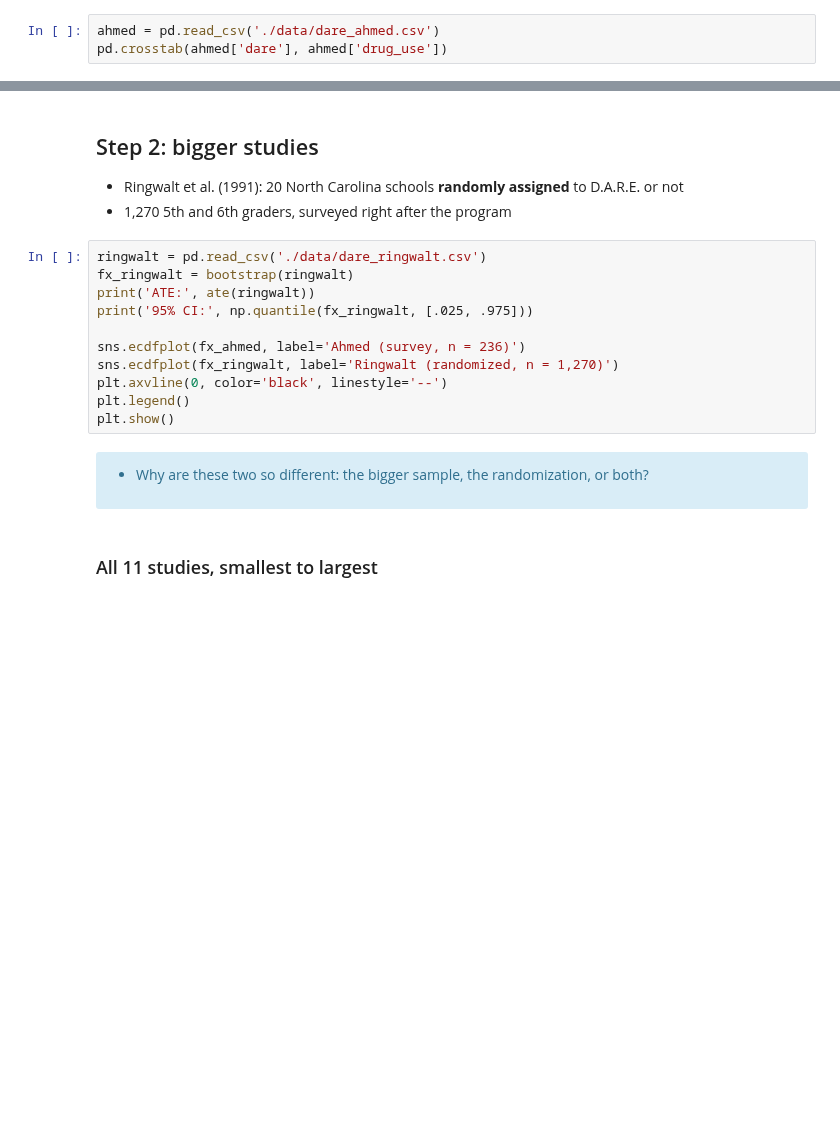
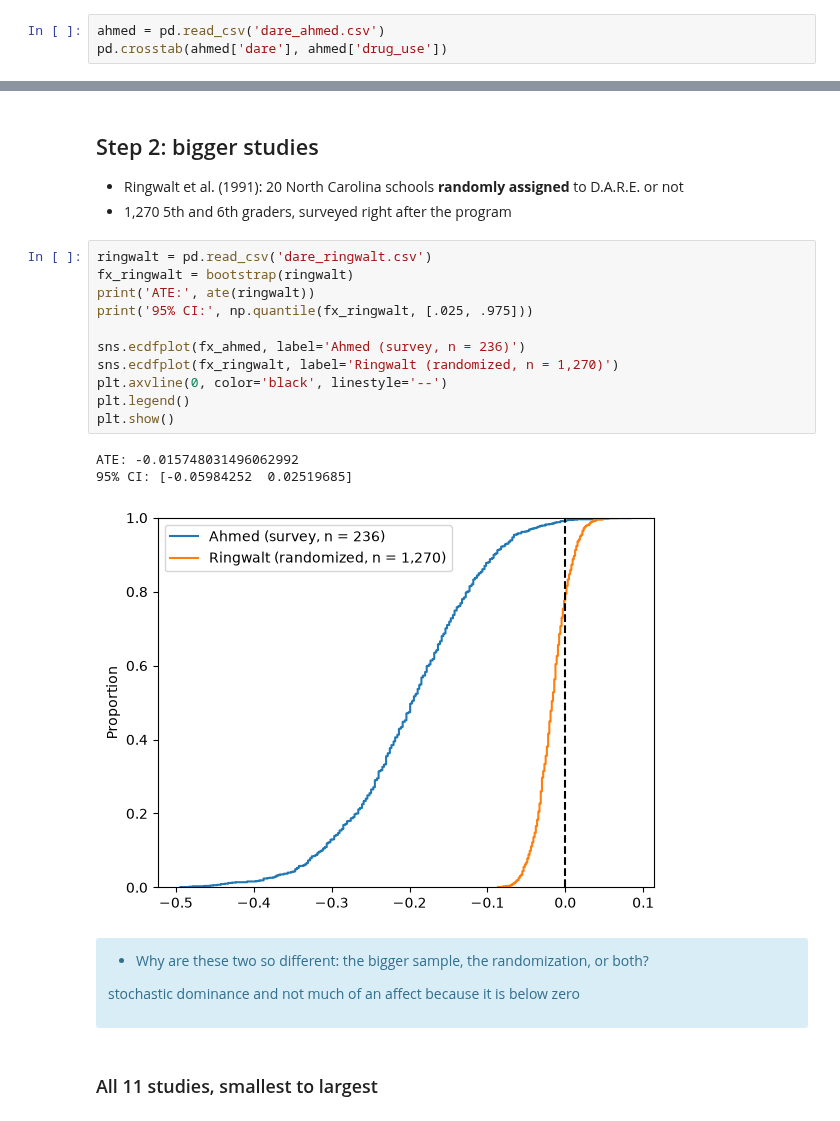
Before and after one commit to merasiaa/UU_F26_templates, a Jupyter notebook: Week06/Thursday_lab/Thursday_AB_testing_bridge.ipynb, the cells around one changed output, grey strips where cells are left out. Cells and saved outputs as stored; diff of their text form; blank space fills up the shorter version.

```diff
--- a/Week06/Thursday_lab/Thursday_AB_testing_bridge.ipynb
+++ b/Week06/Thursday_lab/Thursday_AB_testing_bridge.ipynb
@@ -48,5 +48,5 @@ def bootstrap(df, treat='dare', y='drug_use', R=1000):
 - Outcome: has the kid ever smoked?
 - One survey: kids who had been through D.A.R.E. vs kids who hadn't
 # %%
-ahmed = pd.read_csv('./data/dare_ahmed.csv')
+ahmed = pd.read_csv('dare_ahmed.csv')
 pd.crosstab(ahmed['dare'], ahmed['drug_use'])
@@ -71,20 +80,26 @@ plt.show()
 - Ringwalt et al. (1991): 20 North Carolina schools **randomly assigned** to D.A.R.E. or not
 - 1,270 5th and 6th graders, surveyed right after the program
 # %%
-ringwalt = pd.read_csv('./data/dare_ringwalt.csv')
+ringwalt = pd.read_csv('dare_ringwalt.csv')
 fx_ringwalt = bootstrap(ringwalt)
 print('ATE:', ate(ringwalt))
 print('95% CI:', np.quantile(fx_ringwalt, [.025, .975]))
 
 sns.ecdfplot(fx_ahmed, label='Ahmed (survey, n = 236)')
 sns.ecdfplot(fx_ringwalt, label='Ringwalt (randomized, n = 1,270)')
 plt.axvline(0, color='black', linestyle='--')
 plt.legend()
 plt.show()
+# %% [output]
+ATE: -0.015748031496062992
+95% CI: [-0.05984252  0.02519685]
+[figure, added]
 # %% [markdown]
 <div class='alert alert-info'>
 
 - Why are these two so different: the bigger sample, the randomization, or both?
+
+stochastic dominance and not much of an affect because it is below zero
  </div>
 # %% [markdown]
 ### All 11 studies, smallest to largest
```
Also changed, not shown: parts of 10 cells of this notebook, 3 other files.
